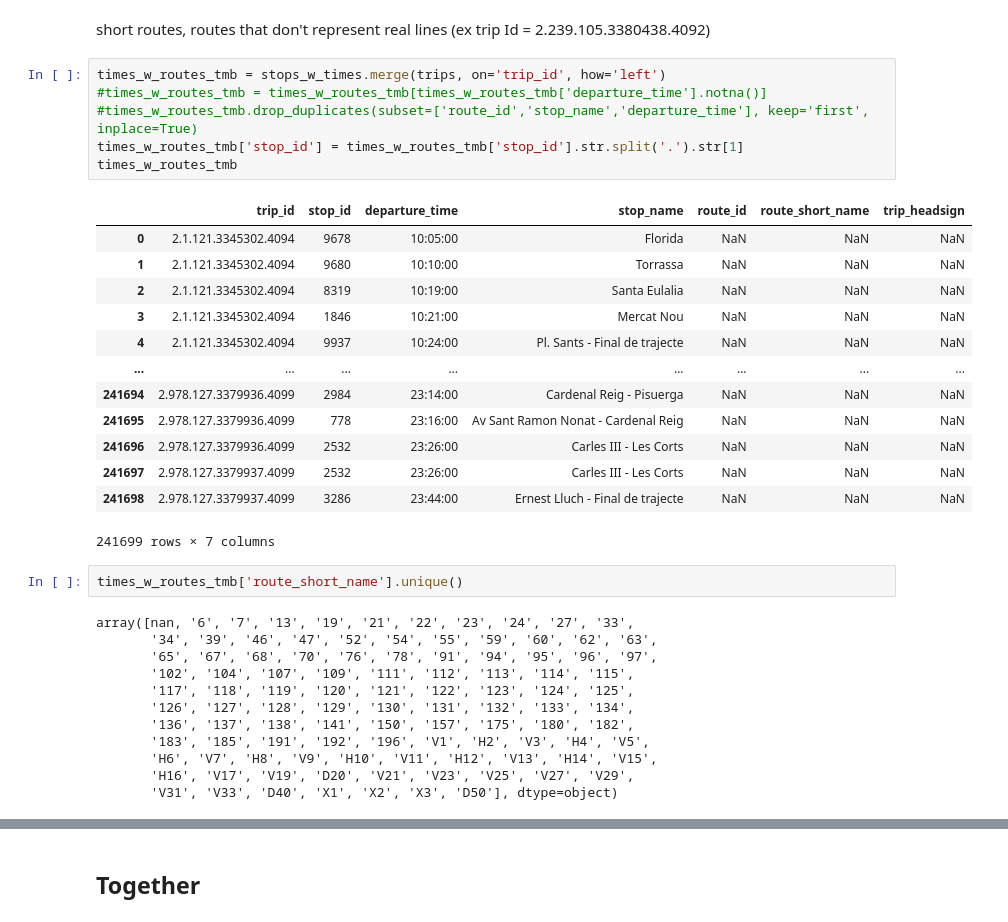
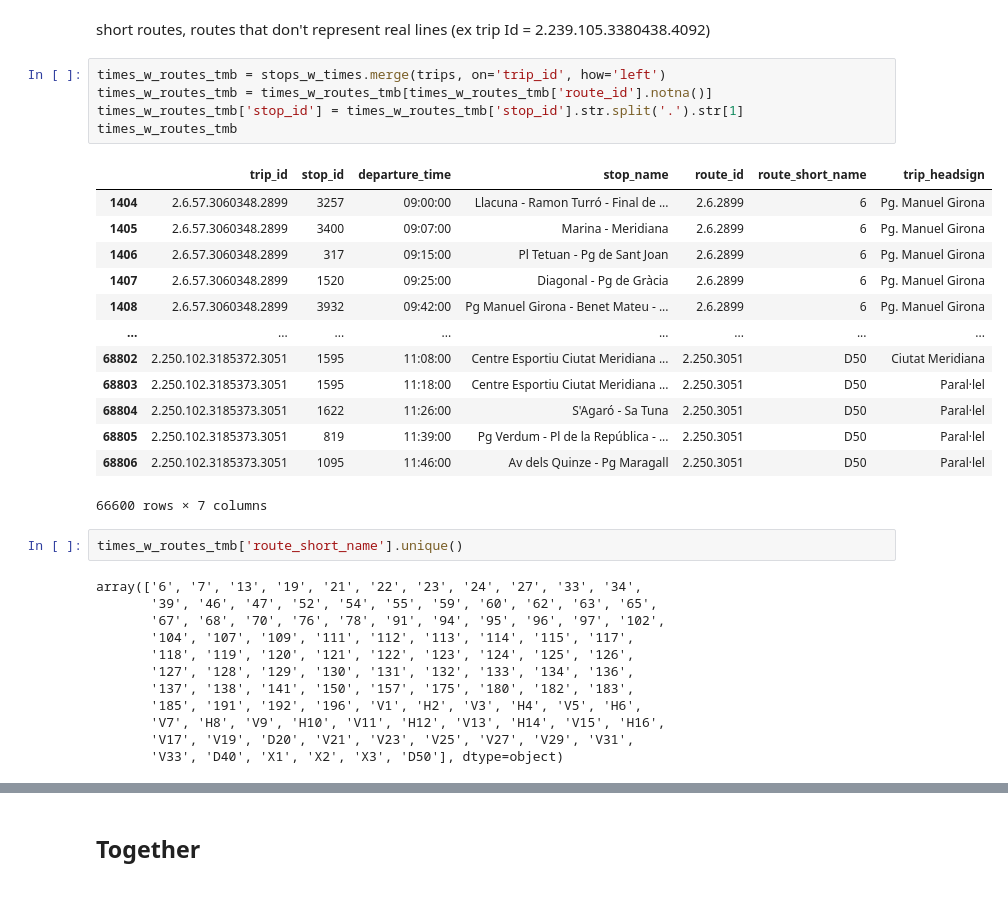
Before and after one commit to bmantepe/stop-location, a Jupyter notebook: 15-Wait-Times.ipynb, the cells around one changed output, grey strips where cells are left out. Drawn from its saved outputs; the diff is of its cells as text.

```diff
--- a/15-Wait-Times.ipynb
+++ b/15-Wait-Times.ipynb
@@ -393,36 +381,35 @@ trips
 short routes, routes that don't represent real lines (ex trip Id = 2.239.105.3380438.4092)
 # %%
 times_w_routes_tmb = stops_w_times.merge(trips, on='trip_id', how='left')
-#times_w_routes_tmb = times_w_routes_tmb[times_w_routes_tmb['departure_time'].notna()]
-#times_w_routes_tmb.drop_duplicates(subset=['route_id','stop_name','departure_time'], keep='first', inplace=True)
+times_w_routes_tmb = times_w_routes_tmb[times_w_routes_tmb['route_id'].notna()]
 times_w_routes_tmb['stop_id'] = times_w_routes_tmb['stop_id'].str.split('.').str[1]
 times_w_routes_tmb
 # %% [output]
 |  | trip_id | stop_id | departure_time | stop_name | route_id | route_short_name | trip_headsign |
-| 0 | 2.1.121.3345302.4094 | 9678 | 10:05:00 | Florida | NaN | NaN | NaN |
-| 1 | 2.1.121.3345302.4094 | 9680 | 10:10:00 | Torrassa | NaN | NaN | NaN |
-| 2 | 2.1.121.3345302.4094 | 8319 | 10:19:00 | Santa Eulalia | NaN | NaN | NaN |
-| 3 | 2.1.121.3345302.4094 | 1846 | 10:21:00 | Mercat Nou | NaN | NaN | NaN |
-| 4 | 2.1.121.3345302.4094 | 9937 | 10:24:00 | Pl. Sants - Final de trajecte | NaN | NaN | NaN |
+| 1404 | 2.6.57.3060348.2899 | 3257 | 09:00:00 | Llacuna - Ramon Turró - Final de ... | 2.6.2899 | 6 | Pg. Manuel Girona |
+| 1405 | 2.6.57.3060348.2899 | 3400 | 09:07:00 | Marina - Meridiana | 2.6.2899 | 6 | Pg. Manuel Girona |
+| 1406 | 2.6.57.3060348.2899 | 317 | 09:15:00 | Pl Tetuan - Pg de Sant Joan | 2.6.2899 | 6 | Pg. Manuel Girona |
+| 1407 | 2.6.57.3060348.2899 | 1520 | 09:25:00 | Diagonal - Pg de Gràcia | 2.6.2899 | 6 | Pg. Manuel Girona |
+| 1408 | 2.6.57.3060348.2899 | 3932 | 09:42:00 | Pg Manuel Girona - Benet Mateu - ... | 2.6.2899 | 6 | Pg. Manuel Girona |
 | ... | ... | ... | ... | ... | ... | ... | ... |
-| 241694 | 2.978.127.3379936.4099 | 2984 | 23:14:00 | Cardenal Reig - Pisuerga | NaN | NaN | NaN |
-| 241695 | 2.978.127.3379936.4099 | 778 | 23:16:00 | Av Sant Ramon Nonat - Cardenal Reig | NaN | NaN | NaN |
-| 241696 | 2.978.127.3379936.4099 | 2532 | 23:26:00 | Carles III - Les Corts | NaN | NaN | NaN |
-| 241697 | 2.978.127.3379937.4099 | 2532 | 23:26:00 | Carles III - Les Corts | NaN | NaN | NaN |
-| 241698 | 2.978.127.3379937.4099 | 3286 | 23:44:00 | Ernest Lluch - Final de trajecte | NaN | NaN | NaN |
+| 68802 | 2.250.102.3185372.3051 | 1595 | 11:08:00 | Centre Esportiu Ciutat Meridiana ... | 2.250.3051 | D50 | Ciutat Meridiana |
+| 68803 | 2.250.102.3185373.3051 | 1595 | 11:18:00 | Centre Esportiu Ciutat Meridiana ... | 2.250.3051 | D50 | Paral·lel |
+| 68804 | 2.250.102.3185373.3051 | 1622 | 11:26:00 | S'Agaró - Sa Tuna | 2.250.3051 | D50 | Paral·lel |
+| 68805 | 2.250.102.3185373.3051 | 819 | 11:39:00 | Pg Verdum - Pl de la República - ... | 2.250.3051 | D50 | Paral·lel |
+| 68806 | 2.250.102.3185373.3051 | 1095 | 11:46:00 | Av dels Quinze - Pg Maragall | 2.250.3051 | D50 | Paral·lel |
-241699 rows × 7 columns
+66600 rows × 7 columns
 # %%
 times_w_routes_tmb['route_short_name'].unique()
 # %% [output]
-array([nan, '6', '7', '13', '19', '21', '22', '23', '24', '27', '33',
-       '34', '39', '46', '47', '52', '54', '55', '59', '60', '62', '63',
-       '65', '67', '68', '70', '76', '78', '91', '94', '95', '96', '97',
-       '102', '104', '107', '109', '111', '112', '113', '114', '115',
-       '117', '118', '119', '120', '121', '122', '123', '124', '125',
-       '126', '127', '128', '129', '130', '131', '132', '133', '134',
-       '136', '137', '138', '141', '150', '157', '175', '180', '182',
-       '183', '185', '191', '192', '196', 'V1', 'H2', 'V3', 'H4', 'V5',
-       'H6', 'V7', 'H8', 'V9', 'H10', 'V11', 'H12', 'V13', 'H14', 'V15',
-       'H16', 'V17', 'V19', 'D20', 'V21', 'V23', 'V25', 'V27', 'V29',
-       'V31', 'V33', 'D40', 'X1', 'X2', 'X3', 'D50'], dtype=object)
+array(['6', '7', '13', '19', '21', '22', '23', '24', '27', '33', '34',
+       '39', '46', '47', '52', '54', '55', '59', '60', '62', '63', '65',
+       '67', '68', '70', '76', '78', '91', '94', '95', '96', '97', '102',
+       '104', '107', '109', '111', '112', '113', '114', '115', '117',
+       '118', '119', '120', '121', '122', '123', '124', '125', '126',
+       '127', '128', '129', '130', '131', '132', '133', '134', '136',
+       '137', '138', '141', '150', '157', '175', '180', '182', '183',
+       '185', '191', '192', '196', 'V1', 'H2', 'V3', 'H4', 'V5', 'H6',
+       'V7', 'H8', 'V9', 'H10', 'V11', 'H12', 'V13', 'H14', 'V15', 'H16',
+       'V17', 'V19', 'D20', 'V21', 'V23', 'V25', 'V27', 'V29', 'V31',
+       'V33', 'D40', 'X1', 'X2', 'X3', 'D50'], dtype=object)
 # %%
```
Also changed, not shown: parts of 29 cells of this notebook, 13 other files.
